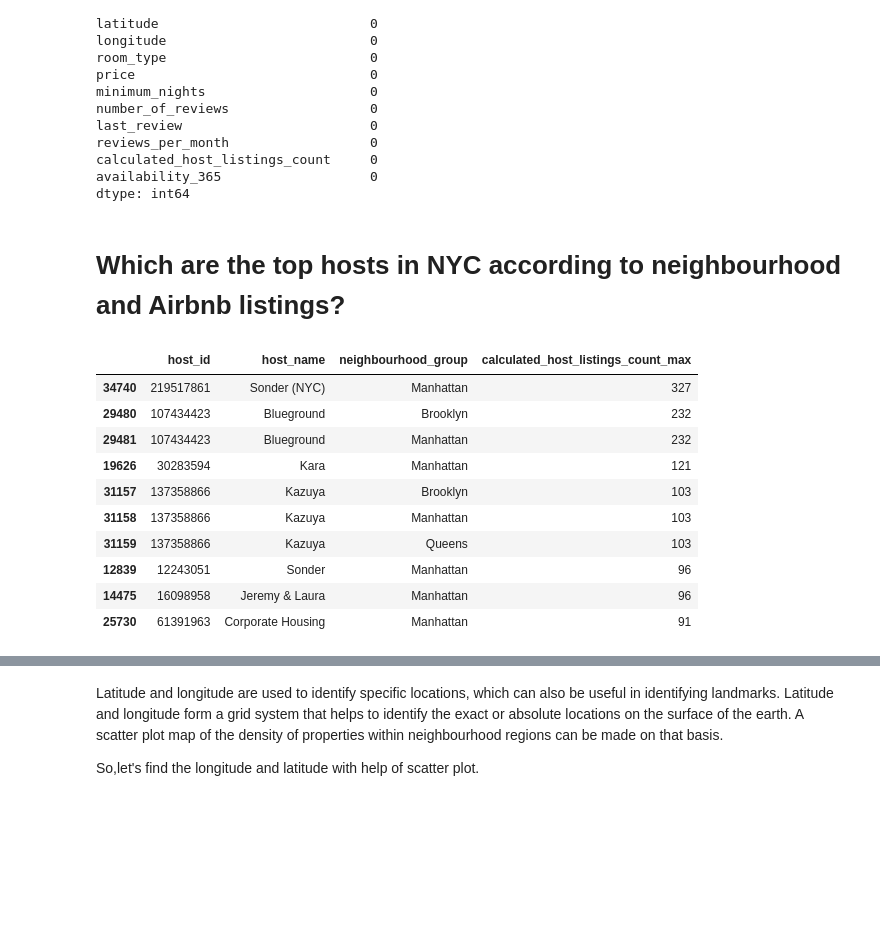
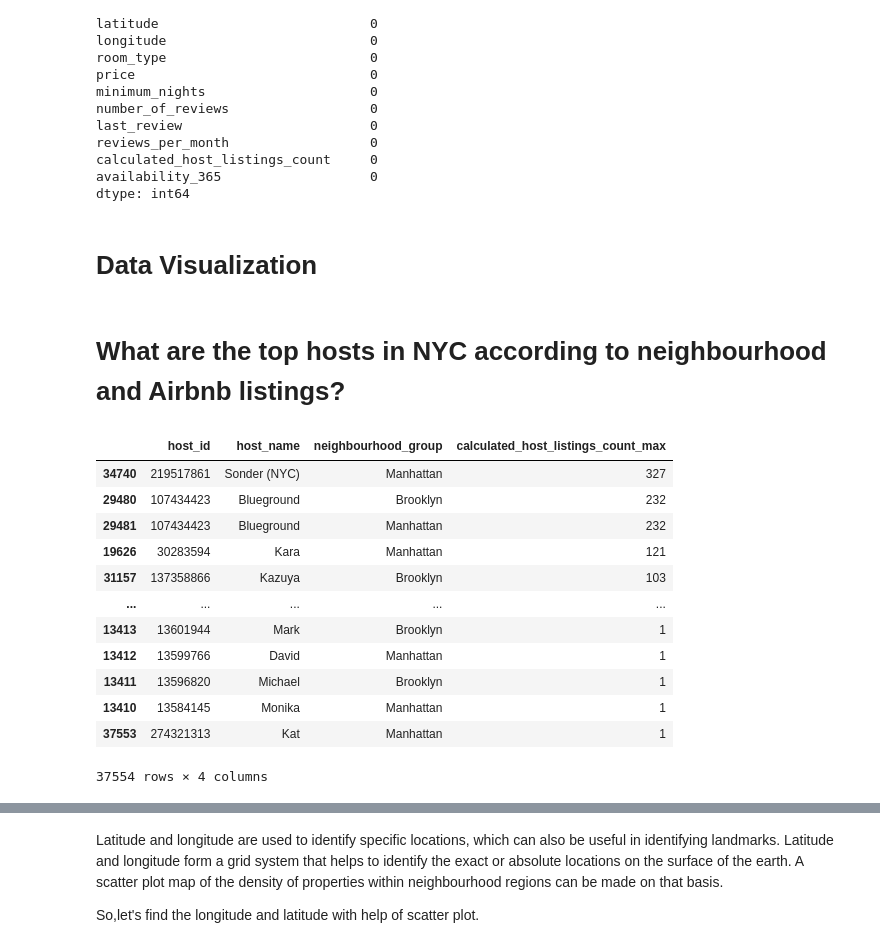
Before and after one commit to Srinadh9121/airbnb_booking_ED_Analysis, a Jupyter notebook: Airbnb_Bookings_Analysis_Capstone_Project.ipynb, the cells around one changed output, grey strips where cells are left out. Cells and saved outputs as stored; diff of their text form; code cells hidden in the pictures; blank space fills up the shorter version.

```diff
--- a/Airbnb_Bookings_Analysis_Capstone_Project.ipynb
+++ b/Airbnb_Bookings_Analysis_Capstone_Project.ipynb
@@ -198,21 +198,26 @@ reviews_per_month                  0
 calculated_host_listings_count     0
 availability_365                   0
 dtype: int64
+# %% [markdown]
+# **Data Visualization**
 # %% [markdown]
-# **Which are the top hosts in NYC according to neighbourhood and Airbnb listings?**
+# **What are the top hosts in NYC according to neighbourhood and Airbnb listings?**
 # %%
 # Lets check the top neighbourhood with most listings
 host_areas = airbnb_data.groupby(['host_id','host_name','neighbourhood_group'])['calculated_host_listings_count'].max().reset_index()
-host_areas.sort_values(by='calculated_host_listings_count',ascending=False).rename(columns={'calculated_host_listings_count':'calculated_host_listings_count_max'}).head(10)
+a=host_areas.sort_values(by='calculated_host_listings_count',ascending=False).rename(columns={'calculated_host_listings_count':'calculated_host_listings_count_max'})
+a
 # %% [output]
 |  | host_id | host_name | neighbourhood_group | calculated_host_listings_count_max |
 | 34740 | 219517861 | Sonder (NYC) | Manhattan | 327 |
 | 29480 | 107434423 | Blueground | Brooklyn | 232 |
 | 29481 | 107434423 | Blueground | Manhattan | 232 |
 | 19626 | 30283594 | Kara | Manhattan | 121 |
 | 31157 | 137358866 | Kazuya | Brooklyn | 103 |
-| 31158 | 137358866 | Kazuya | Manhattan | 103 |
-| 31159 | 137358866 | Kazuya | Queens | 103 |
-| 12839 | 12243051 | Sonder | Manhattan | 96 |
-| 14475 | 16098958 | Jeremy & Laura | Manhattan | 96 |
-| 25730 | 61391963 | Corporate Housing | Manhattan | 91 |
+| ... | ... | ... | ... | ... |
+| 13413 | 13601944 | Mark | Brooklyn | 1 |
+| 13412 | 13599766 | David | Manhattan | 1 |
+| 13411 | 13596820 | Michael | Brooklyn | 1 |
+| 13410 | 13584145 | Monika | Manhattan | 1 |
+| 37553 | 274321313 | Kat | Manhattan | 1 |
+37554 rows × 4 columns
```
Also changed, not shown: parts of 15 cells of this notebook.
